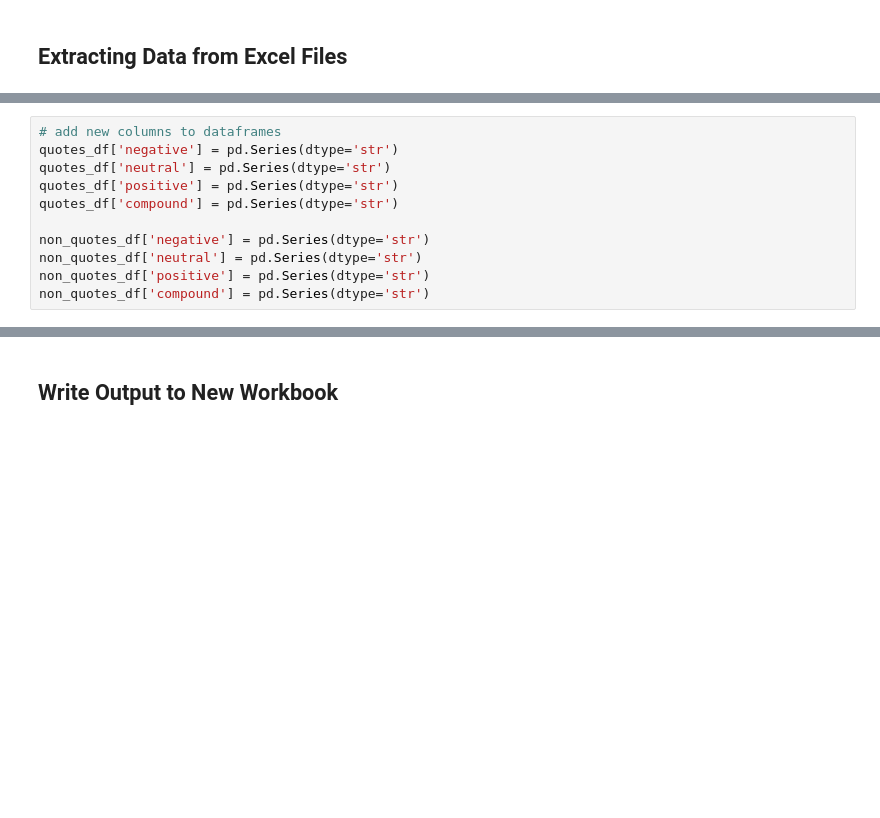
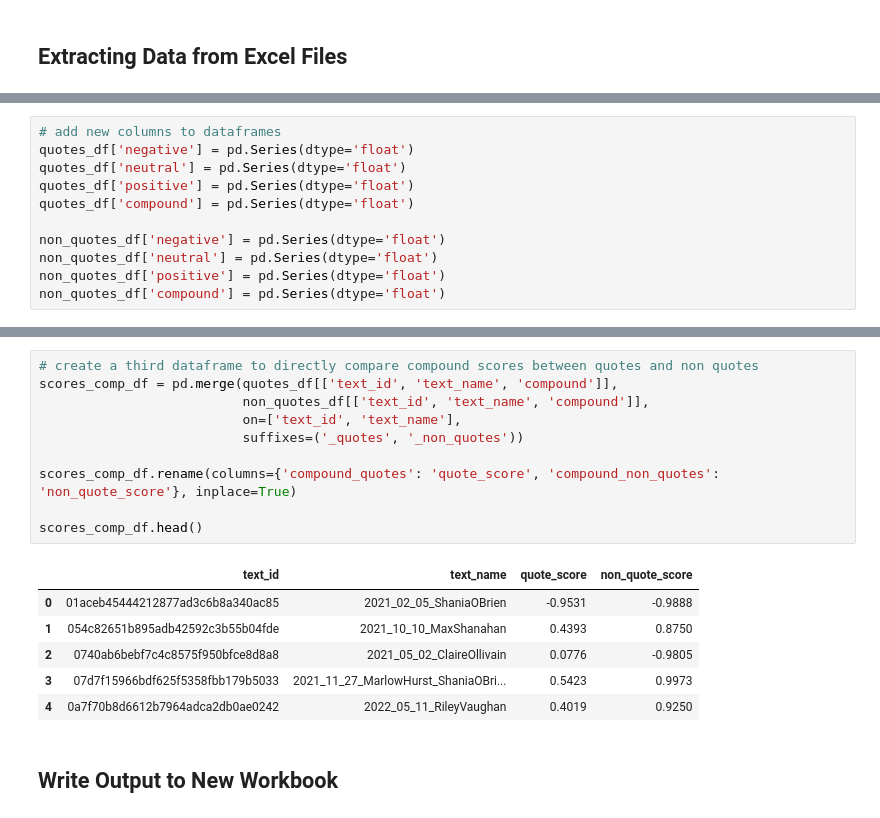
Before and after one commit to sfu-discourse-lab/Evaluation_quotes, a Jupyter notebook: sentiment_analyzer.ipynb, the cells around one changed output, grey strips where cells are left out. Saved outputs shown, nothing was run; the diff lists cells and outputs as text; blank space fills up the shorter version.

```diff
--- a/sentiment_analyzer.ipynb
+++ b/sentiment_analyzer.ipynb
@@ -39,15 +39,15 @@ quotes_df = pd.read_excel(fp, usecols = ["text_id", "text_name", "quote", "speak
 non_quotes_df = pd.read_excel(fp, usecols = ["text_id", "text_name", "non_quoted_text"])
 # %%
 # add new columns to dataframes
-quotes_df['negative'] = pd.Series(dtype='str')
-quotes_df['neutral'] = pd.Series(dtype='str')
-quotes_df['positive'] = pd.Series(dtype='str')
-quotes_df['compound'] = pd.Series(dtype='str')
+quotes_df['negative'] = pd.Series(dtype='float')
+quotes_df['neutral'] = pd.Series(dtype='float')
+quotes_df['positive'] = pd.Series(dtype='float')
+quotes_df['compound'] = pd.Series(dtype='float')
 
-non_quotes_df['negative'] = pd.Series(dtype='str')
-non_quotes_df['neutral'] = pd.Series(dtype='str')
-non_quotes_df['positive'] = pd.Series(dtype='str')
-non_quotes_df['compound'] = pd.Series(dtype='str')
+non_quotes_df['negative'] = pd.Series(dtype='float')
+non_quotes_df['neutral'] = pd.Series(dtype='float')
+non_quotes_df['positive'] = pd.Series(dtype='float')
+non_quotes_df['compound'] = pd.Series(dtype='float')
 # %% [markdown]
 ## Running Quotes through VADER
 
@@ -161,3 +99,20 @@ non_quotes_df.head()
+# %%
+# create a third dataframe to directly compare compound scores between quotes and non quotes
+scores_comp_df = pd.merge(quotes_df[['text_id', 'text_name', 'compound']],
+                          non_quotes_df[['text_id', 'text_name', 'compound']],
+                          on=['text_id', 'text_name'],
+                          suffixes=('_quotes', '_non_quotes'))
+
+scores_comp_df.rename(columns={'compound_quotes': 'quote_score', 'compound_non_quotes': 'non_quote_score'}, inplace=True)
+
+scores_comp_df.head()
+# %% [output]
+|  | text_id | text_name | quote_score | non_quote_score |
+| 0 | 01aceb45444212877ad3c6b8a340ac85 | 2021_02_05_ShaniaOBrien | -0.9531 | -0.9888 |
+| 1 | 054c82651b895adb42592c3b55b04fde | 2021_10_10_MaxShanahan | 0.4393 | 0.8750 |
+| 2 | 0740ab6bebf7c4c8575f950bfce8d8a8 | 2021_05_02_ClaireOllivain | 0.0776 | -0.9805 |
+| 3 | 07d7f15966bdf625f5358fbb179b5033 | 2021_11_27_MarlowHurst_ShaniaOBri... | 0.5423 | 0.9973 |
+| 4 | 0a7f70b8d6612b7964adca2db0ae0242 | 2022_05_11_RileyVaughan | 0.4019 | 0.9250 |
 # %% [markdown]
 ## Write Output to New Workbook
 # %%
```
Also changed, not shown: parts of 10 cells of this notebook, 2 other files.
